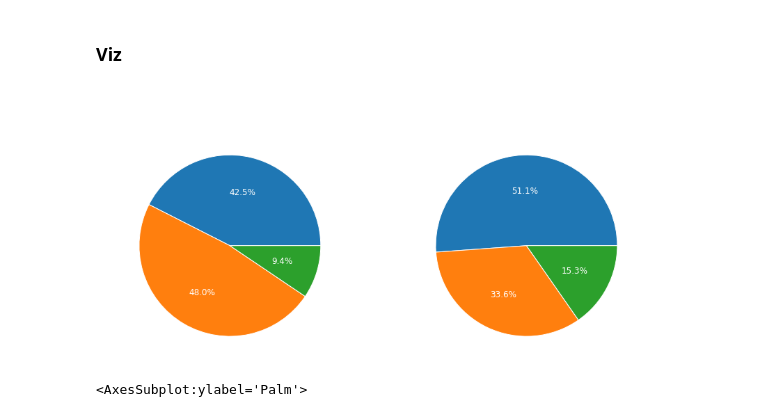
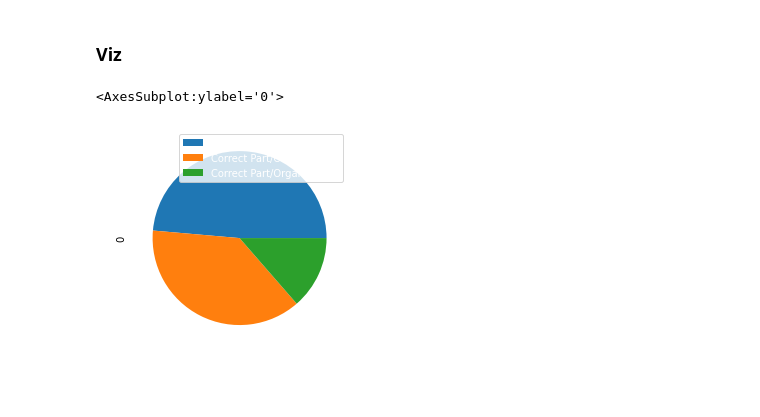
Before and after one commit to RobertvdV/GRS70424_Internship, a Jupyter notebook: notebooks/reports/surveys/survey_analyses.ipynb, the cells around one changed output. Saved outputs shown, nothing was run; the diff lists cells and outputs as text; code cells hidden in the pictures; blank space fills up the shorter version.

Commit message:
added all pie charts

```diff
--- a/notebooks/reports/surveys/survey_analyses.ipynb
+++ b/notebooks/reports/surveys/survey_analyses.ipynb
@@ -58,30 +58,11 @@ df_plot = df[["Species",
               "SIM",
               "Dataset",
               "Unrelated", "Correct Part/Organ", "Correct Part/Organ & Trait"]]
-# %%
-# ax = plt.subplots()
-axes = df_plot.groupby(["Dataset"]).sum().T.plot(
-            figsize=(14, 6),
-            kind='pie',
-            subplots=True,
-            # ax=ax,
-            legend=None,
-            autopct='%1.1f%%',
-            wedgeprops={'linewidth': 1.0,
-                        'edgecolor': 'white'},
-            textprops={'size': 'large'}
-        )
-
-for ax in axes:
-    ax.set_aspect('equal')
-    ax.yaxis.labelpad = 20
-    ax.yaxis.set_label_coords(0.5, 1.1)
-    ax.yaxis.label.set_color('white')
-    ax.yaxis.label.set_rotation(0)
-    ax.yaxis.label.set_fontsize(25)
-# %% [output]
-[figure, removed]
-# %%
-axes[0]
-# %% [output]
-<AxesSubplot:ylabel='Palm'>
+# %%
+df_plot.sum().to_frame().iloc[4:].plot(
+    kind='pie',
+    y=0
+)
+# %% [output]
+<AxesSubplot:ylabel='0'>
+[figure, added]
```
Also changed, not shown: parts of 5 cells of this notebook.
